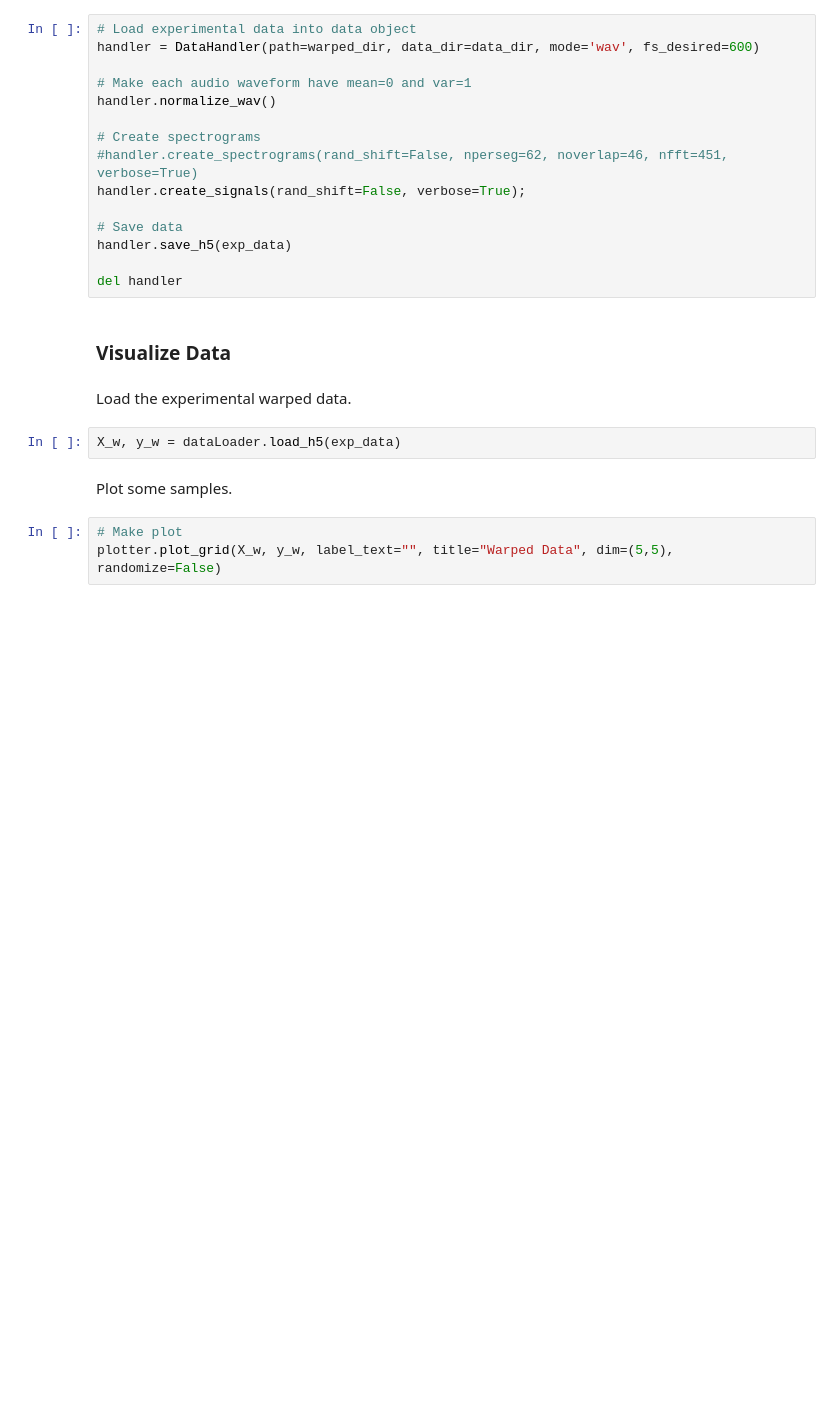
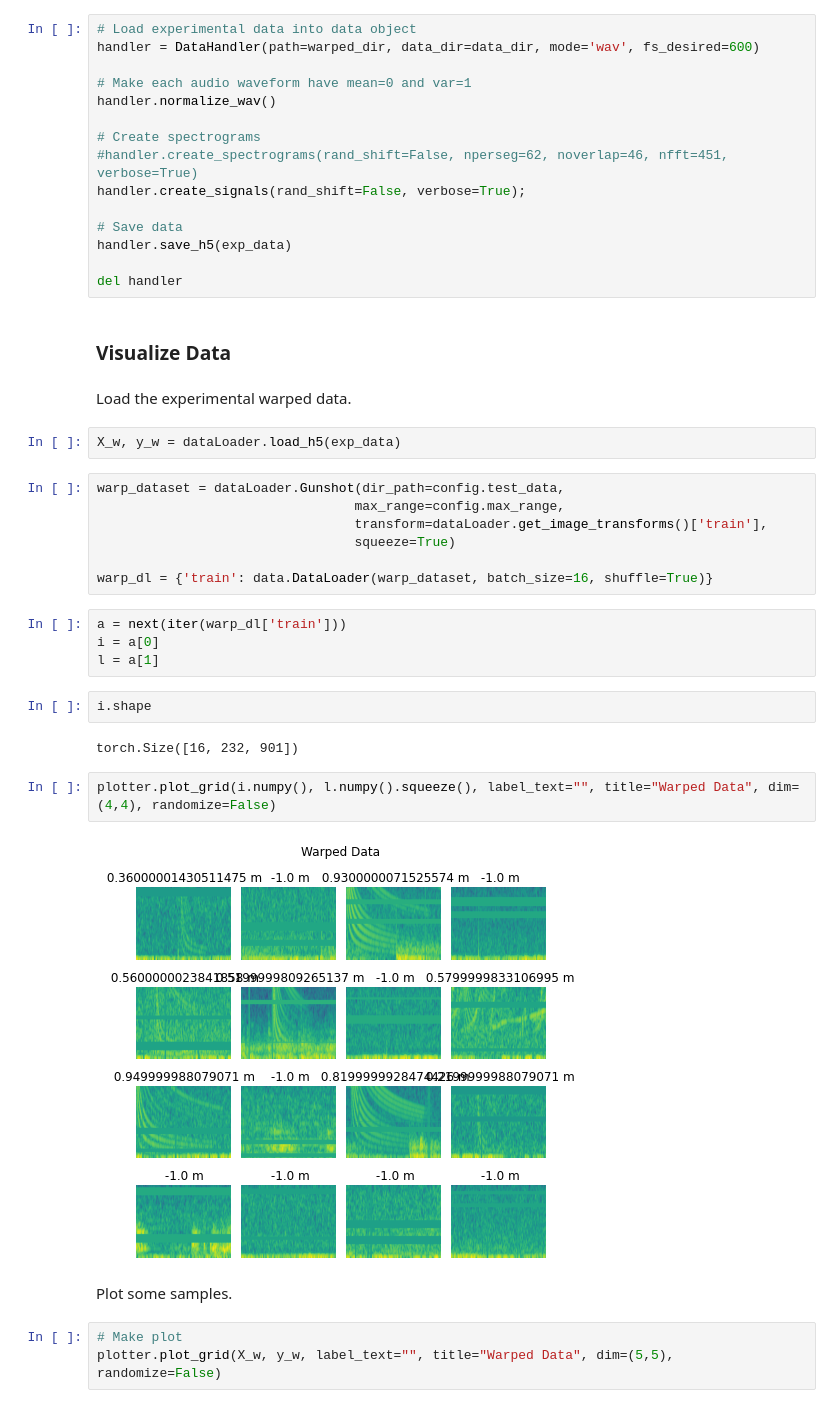
Before and after one commit to whoi-mars/detect_and_range, a Jupyter notebook: create_data.ipynb, the cells around one changed output. Drawn from its saved outputs; the diff is of its cells as text; blank space fills up the shorter version.

```diff
--- a/create_data.ipynb
+++ b/create_data.ipynb
@@ -183,6 +178,25 @@ del handler
 Load the experimental warped data.
 # %%
 X_w, y_w = dataLoader.load_h5(exp_data)
+# %%
+warp_dataset = dataLoader.Gunshot(dir_path=config.test_data,
+                                 max_range=config.max_range,
+                                 transform=dataLoader.get_image_transforms()['train'],
+                                 squeeze=True)
+
+warp_dl = {'train': data.DataLoader(warp_dataset, batch_size=16, shuffle=True)}
+# %%
+a = next(iter(warp_dl['train']))
+i = a[0]
+l = a[1]
+# %%
+i.shape
+# %% [output]
+torch.Size([16, 232, 901])
+# %%
+plotter.plot_grid(i.numpy(), l.numpy().squeeze(), label_text="", title="Warped Data", dim=(4,4), randomize=False)
+# %% [output]
+[figure, added]
 # %% [markdown]
 Plot some samples.
 # %%
```
Also changed, not shown: parts of 6 cells of this notebook.
